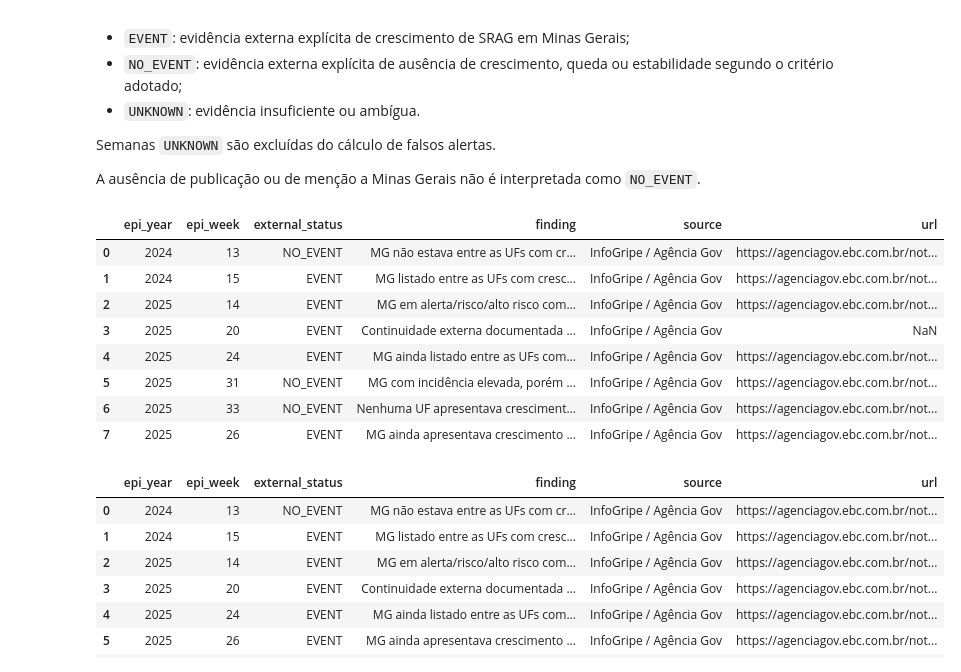
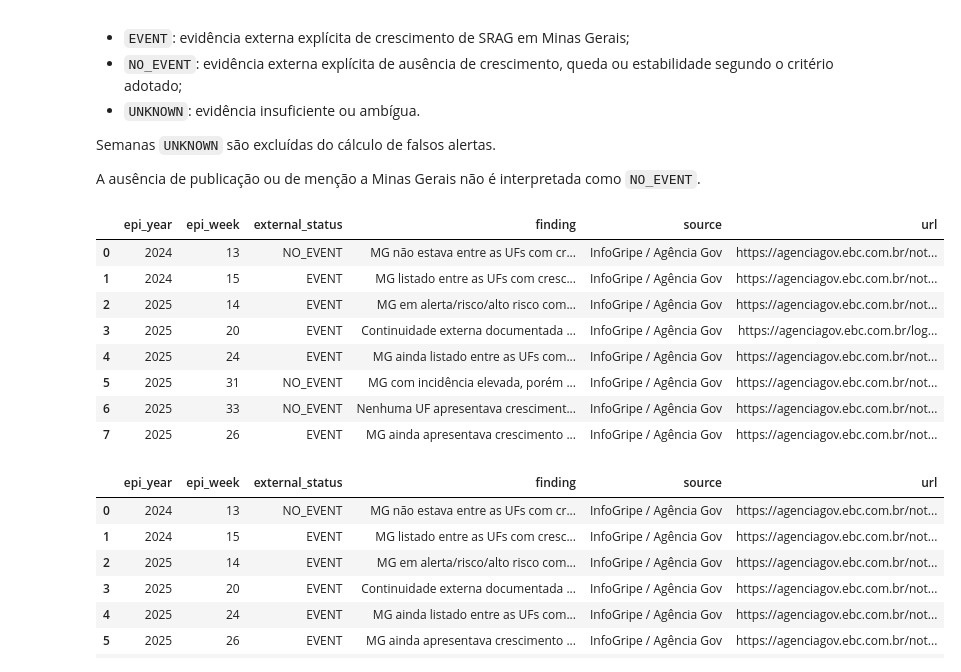
Before and after one commit to MatheusRPessoa/Sentinela, a Jupyter notebook: notebooks/historical_alert_evaluation.ipynb, the cells around one changed output. Saved outputs shown, nothing was run; the diff lists cells and outputs as text; code cells hidden in the pictures.

```diff
--- a/notebooks/historical_alert_evaluation.ipynb
+++ b/notebooks/historical_alert_evaluation.ipynb
@@ -884,7 +887,7 @@ reference_timeline = pd.DataFrame(
             ),
             "source": "InfoGripe / Agência Gov",
             "url": (
-                "https://agenciagov.ebc.com.br/login?came_from=/noticias/202505/
+                "https://agenciagov.ebc.com.br/login?came_from=/noticias/202505/"
                 "infogripe-influenza-a-segue-em-crescimento-no-brasil"
             ),
         },
@@ -931,34 +934,34 @@ reference_timeline = pd.DataFrame(
                 "https://agenciagov.ebc.com.br/noticias/202508/"
                 "infogripe-aponta-manutencao-de-queda-do-numero-"
                 "de-casos-de-srag-em-quase-todo-o-pais"
             ),
         },
         {
             "epi_year": 2025,
             "epi_week": 26,
             "external_status": "EVENT",
             "finding": (
                 "MG ainda apresentava crescimento de SRAG associado "
                 "à influenza A em jovens, adultos e idosos, apesar de "
                 "queda/interrupção do VSR em crianças pequenas."
             ),
             "source": "InfoGripe / Agência Gov",
             "url": (
                 "https://agenciagov.ebc.com.br/noticias/202507/"
                 "boletim-infogripe-mostra-que-a-influenza-a-e-"
                 "responsavel-por-74-dos-obitos-por-srag"
             ),
         }
     ]
 )
 
 display(reference_timeline)
 # %% [output]
 |  | epi_year | epi_week | external_status | finding | source | url |
 | 0 | 2024 | 13 | NO_EVENT | MG não estava entre as UFs com cr... | InfoGripe / Agência Gov | https://agenciagov.ebc.com.br/not... |
 | 1 | 2024 | 15 | EVENT | MG listado entre as UFs com cresc... | InfoGripe / Agência Gov | https://agenciagov.ebc.com.br/not... |
 | 2 | 2025 | 14 | EVENT | MG em alerta/risco/alto risco com... | InfoGripe / Agência Gov | https://agenciagov.ebc.com.br/not... |
-| 3 | 2025 | 20 | EVENT | Continuidade externa documentada ... | InfoGripe / Agência Gov | NaN |
+| 3 | 2025 | 20 | EVENT | Continuidade externa documentada ... | InfoGripe / Agência Gov | https://agenciagov.ebc.com.br/log... |
 | 4 | 2025 | 24 | EVENT | MG ainda listado entre as UFs com... | InfoGripe / Agência Gov | https://agenciagov.ebc.com.br/not... |
 | 5 | 2025 | 31 | NO_EVENT | MG com incidência elevada, porém ... | InfoGripe / Agência Gov | https://agenciagov.ebc.com.br/not... |
 | 6 | 2025 | 33 | NO_EVENT | Nenhuma UF apresentava cresciment... | InfoGripe / Agência Gov | https://agenciagov.ebc.com.br/not... |
```
Also changed, not shown: parts of 28 cells of this notebook, 2 other files.
